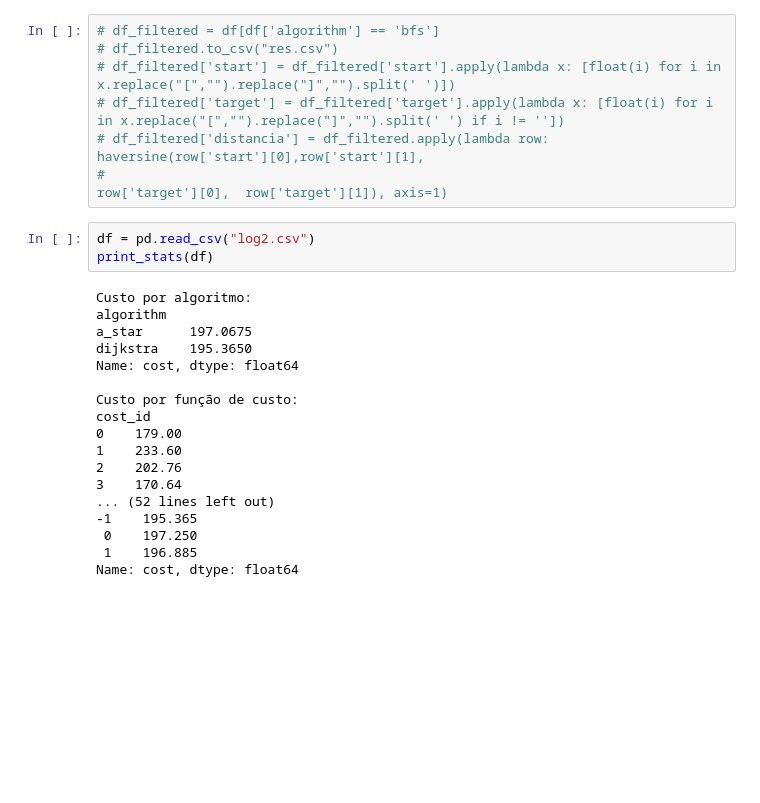
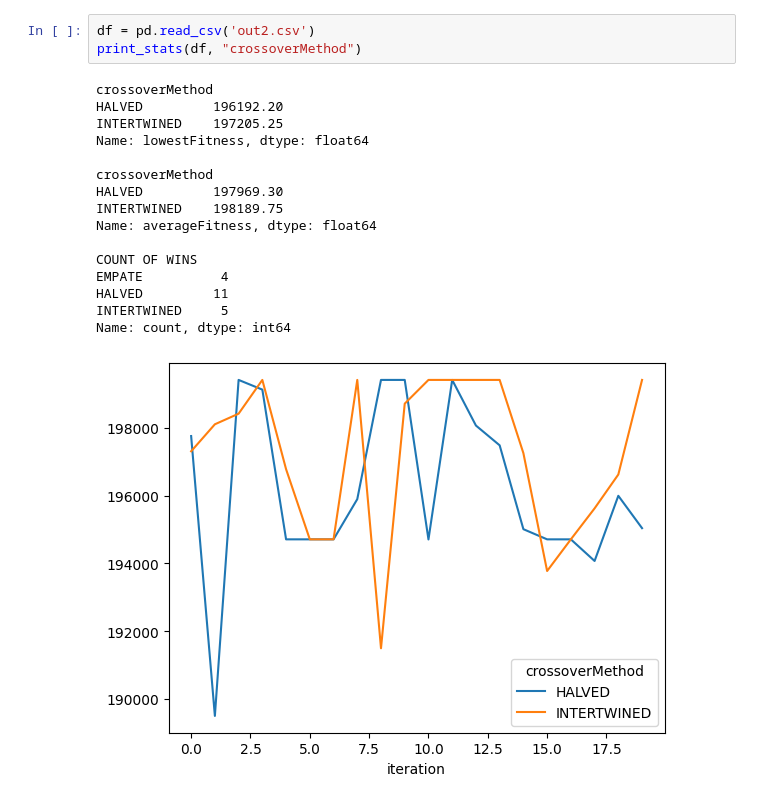
Before and after one commit to fagner02/Genetic-Algorithm, a Jupyter notebook: .ipynb, the cells around one changed output. Saved outputs shown, nothing was run; the diff lists cells and outputs as text; blank space fills up the shorter version.

```diff
--- a/.ipynb
+++ b/.ipynb
@@ -67,29 +43,21 @@ Name: cost, dtype: float64
-# %%
-# df_filtered = df[df['algorithm'] == 'bfs']
-# df_filtered.to_csv("res.csv")
-# df_filtered['start'] = df_filtered['start'].apply(lambda x: [float(i) for i in x.replace("[","").replace("]","").split(' ')])
-# df_filtered['target'] = df_filtered['target'].apply(lambda x: [float(i) for i in x.replace("[","").replace("]","").split(' ') if i != ''])
-# df_filtered['distancia'] = df_filtered.apply(lambda row: haversine(row['start'][0],row['start'][1],
-#                                                                    row['target'][0],  row['target'][1]), axis=1)
 # %%
-df = pd.read_csv("log2.csv")
-print_stats(df)
+df = pd.read_csv('out2.csv')
+print_stats(df, "crossoverMethod")
 # %% [output]
-Custo por algoritmo:
-algorithm
-a_star      197.0675
-dijkstra    195.3650
-Name: cost, dtype: float64
+crossoverMethod
+HALVED         196192.20
+INTERTWINED    197205.25
+Name: lowestFitness, dtype: float64
 
-Custo por função de custo:
-cost_id
-0    179.00
-1    233.60
-2    202.76
-3    170.64
-... (52 lines left out)
--1    195.365
- 0    197.250
- 1    196.885
-Name: cost, dtype: float64
+crossoverMethod
+HALVED         197969.30
+INTERTWINED    198189.75
+Name: averageFitness, dtype: float64
+
+COUNT OF WINS
+EMPATE          4
+HALVED         11
+INTERTWINED     5
+Name: count, dtype: int64
+[figure, added]
 # %%
```
Also changed, not shown: parts of 7 cells of this notebook, 7 other files.
